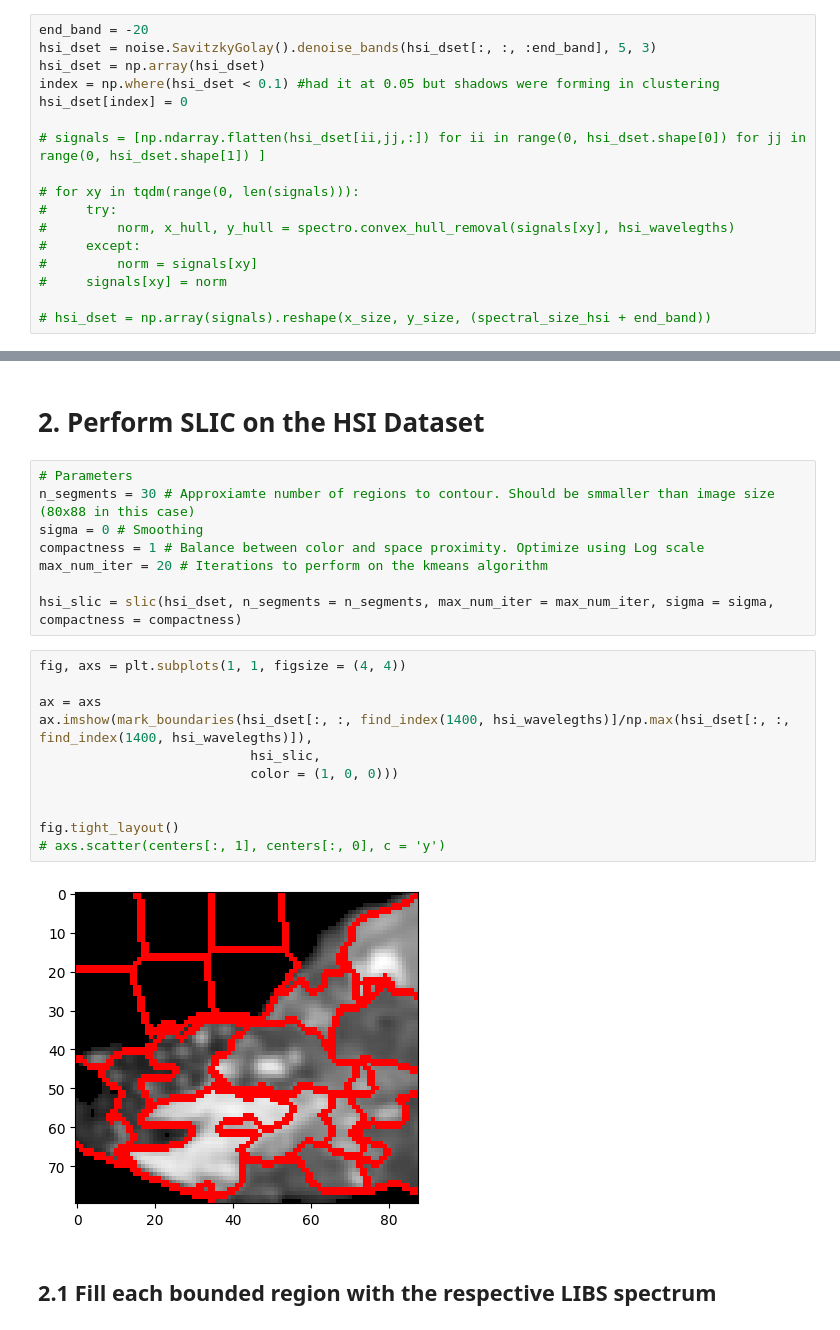
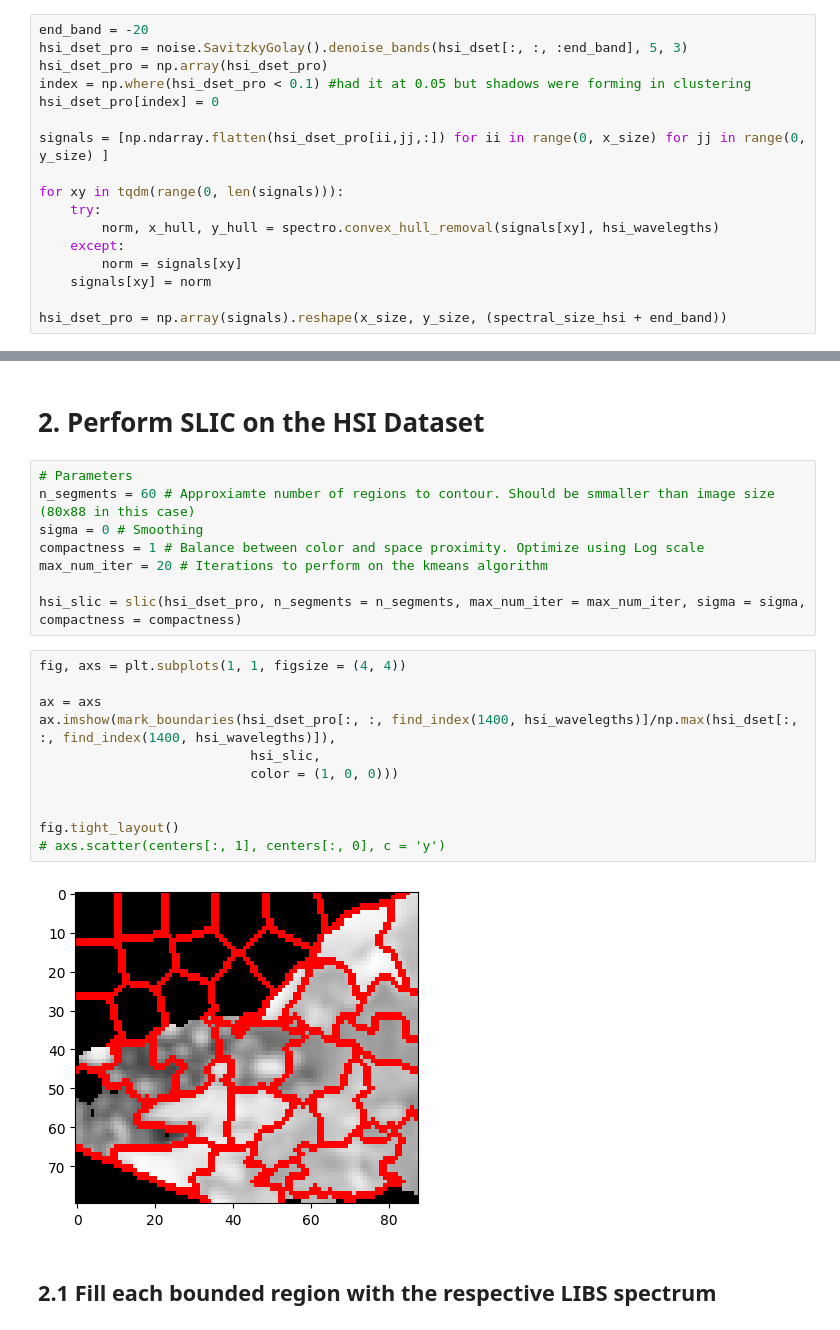
Before and after one commit to tomasjmlopes/Spectral_repo, a Jupyter notebook: SLIC_Collab/hsi_upscale_libs.ipynb, the cells around one changed output, grey strips where cells are left out. Cells and saved outputs as stored; diff of their text form.

```diff
--- a/SLIC_Collab/hsi_upscale_libs.ipynb
+++ b/SLIC_Collab/hsi_upscale_libs.ipynb
@@ -106,21 +107,21 @@ spectral_size_hsi = hsi_dset.shape[2]
 spectral_size_libs = libs_dset.shape[2]
 # %%
 end_band = -20
-hsi_dset = noise.SavitzkyGolay().denoise_bands(hsi_dset[:, :, :end_band], 5, 3)
-hsi_dset = np.array(hsi_dset)
-index = np.where(hsi_dset < 0.1) #had it at 0.05 but shadows were forming in clustering
-hsi_dset[index] = 0
+hsi_dset_pro = noise.SavitzkyGolay().denoise_bands(hsi_dset[:, :, :end_band], 5, 3)
+hsi_dset_pro = np.array(hsi_dset_pro)
+index = np.where(hsi_dset_pro < 0.1) #had it at 0.05 but shadows were forming in clustering
+hsi_dset_pro[index] = 0
 
-# signals = [np.ndarray.flatten(hsi_dset[ii,jj,:]) for ii in range(0, hsi_dset.shape[0]) for jj in range(0, hsi_dset.shape[1]) ]
+signals = [np.ndarray.flatten(hsi_dset_pro[ii,jj,:]) for ii in range(0, x_size) for jj in range(0, y_size) ]
 
-# for xy in tqdm(range(0, len(signals))):
-#     try:
-#         norm, x_hull, y_hull = spectro.convex_hull_removal(signals[xy], hsi_wavelegths)
-#     except:
-#         norm = signals[xy]
-#     signals[xy] = norm
+for xy in tqdm(range(0, len(signals))):
+    try:
+        norm, x_hull, y_hull = spectro.convex_hull_removal(signals[xy], hsi_wavelegths)
+    except:
+        norm = signals[xy]
+    signals[xy] = norm
 
-# hsi_dset = np.array(signals).reshape(x_size, y_size, (spectral_size_hsi + end_band))
+hsi_dset_pro = np.array(signals).reshape(x_size, y_size, (spectral_size_hsi + end_band))
 # %% [markdown]
 ## 1.1 Check Datasets
 # %%
@@ -166,25 +169,25 @@ ax.axis("off")
 # 2. Perform SLIC on the HSI Dataset
 # %%
 # Parameters
-n_segments = 30 # Approxiamte number of regions to contour. Should be smmaller than image size (80x88 in this case)
+n_segments = 60 # Approxiamte number of regions to contour. Should be smmaller than image size (80x88 in this case)
 sigma = 0 # Smoothing
 compactness = 1 # Balance between color and space proximity. Optimize using Log scale
 max_num_iter = 20 # Iterations to perform on the kmeans algorithm
 
-hsi_slic = slic(hsi_dset, n_segments = n_segments, max_num_iter = max_num_iter, sigma = sigma, compactness = compactness)
+hsi_slic = slic(hsi_dset_pro, n_segments = n_segments, max_num_iter = max_num_iter, sigma = sigma, compactness = compactness)
 # %%
 fig, axs = plt.subplots(1, 1, figsize = (4, 4))
 
 ax = axs
-ax.imshow(mark_boundaries(hsi_dset[:, :, find_index(1400, hsi_wavelegths)]/np.max(hsi_dset[:, :, find_index(1400, hsi_wavelegths)]),
+ax.imshow(mark_boundaries(hsi_dset_pro[:, :, find_index(1400, hsi_wavelegths)]/np.max(hsi_dset[:, :, find_index(1400, hsi_wavelegths)]),
                            hsi_slic,
                            color = (1, 0, 0)))
 
 
 fig.tight_layout()
 # axs.scatter(centers[:, 1], centers[:, 0], c = 'y')
 # %% [output]
-[figure, old version]
+[figure, new version]
 # %% [markdown]
 ## 2.1 Fill each bounded region with the respective LIBS spectrum
 # %%
```
Also changed, not shown: parts of 10 cells of this notebook, 1 other file.
